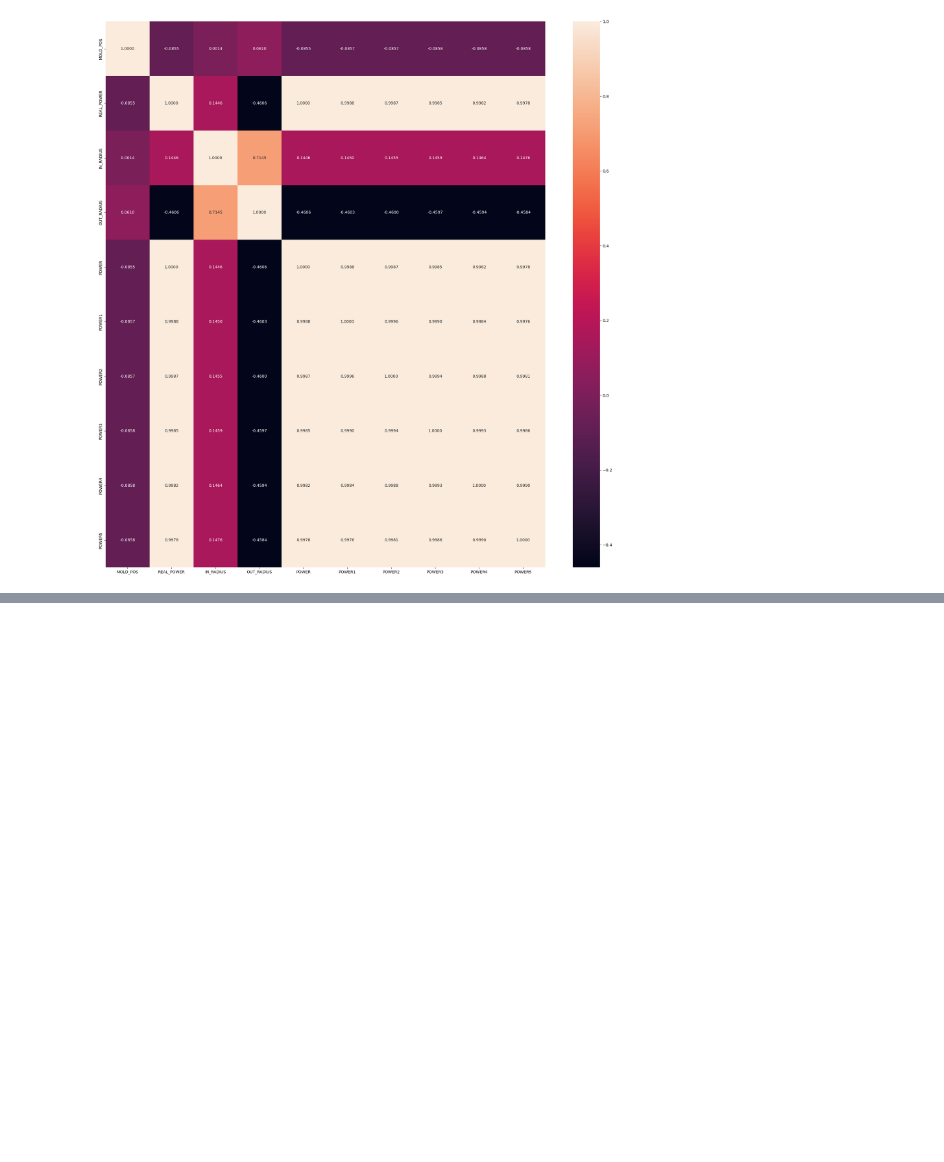
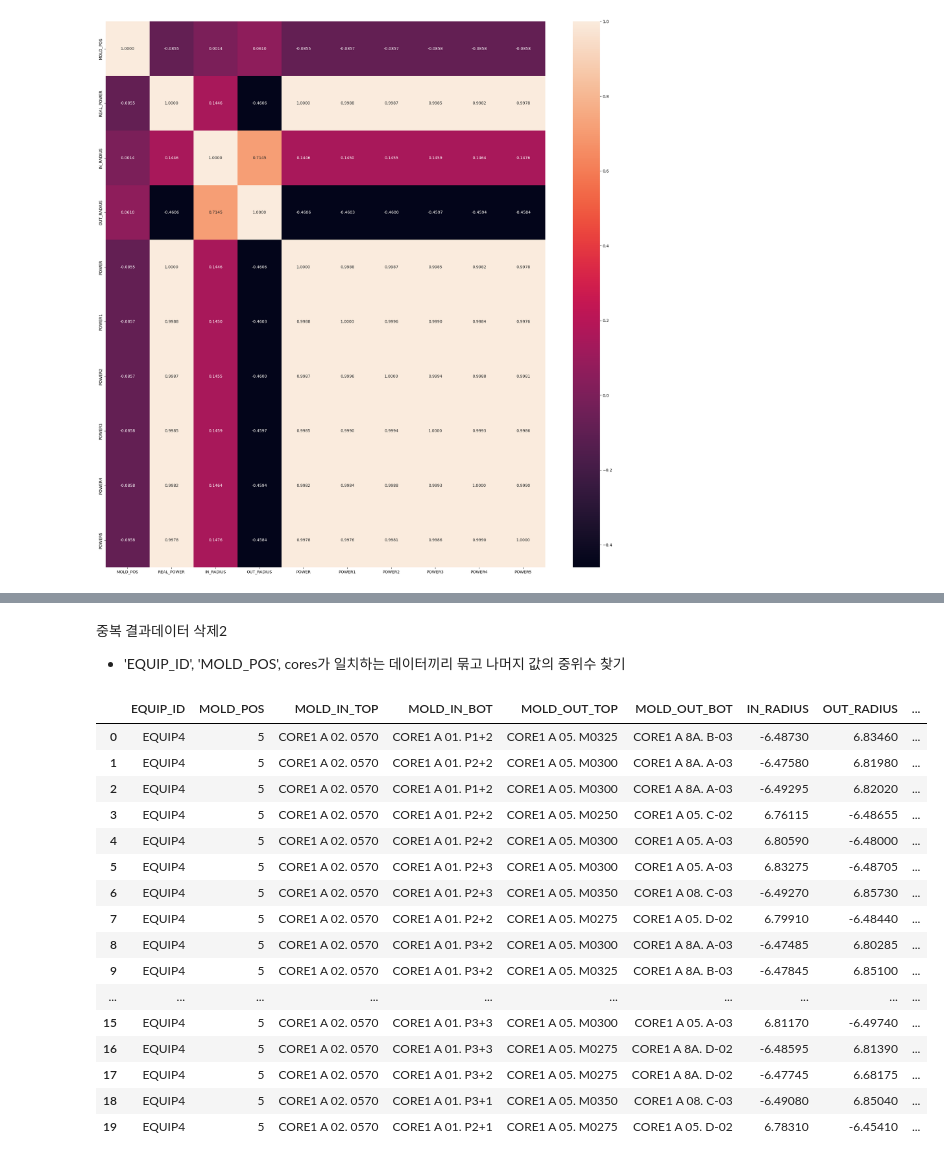
Before and after one commit to dbfla3831/STUDY, a Jupyter notebook: project/생산공정_최적화_AI/생산공정_최적화_기본.ipynb, the cells around one changed output, grey strips where cells are left out. Drawn from its saved outputs; the diff is of its cells as text; code cells hidden in the pictures; blank space fills up the shorter version.

```diff
--- a/project/생산공정_최적화_AI/생산공정_최적화_기본.ipynb
+++ b/project/생산공정_최적화_AI/생산공정_최적화_기본.ipynb
@@ -516,0 +1063,5 @@ prepare_data는 모델 학습에 필요한 학습 데이터셋과 검증 데이
+# %%
+df_temp_raw = df_raw.copy()
+
+if assoc_pos != 0:
+    df_temp_raw = df_temp_raw[(df_temp_raw['EQUIP_ID'] == equipment_id) & (df_temp_raw['MOLD_POS'] == assoc_pos)]
@@ -516,0 +1072,11 @@ prepare_data는 모델 학습에 필요한 학습 데이터셋과 검증 데이
+# %%
+df_temp_res = pd.DataFrame(columns = df_temp_raw.columns)
+df_temp_res = df_temp_res.astype({'REAL_POWER':'float',
+                                   'OUT_RADIUS':'float',
+                                   'IN_RADIUS':'float',
+                                   'POWER':'float',
+                                   'POWER1':'float',
+                                   'POWER2':'float',
+                                   'POWER3':'float',
+                                   'POWER4':'float',
+                                   'POWER5':'float'})
@@ -516,0 +1087,20 @@ prepare_data는 모델 학습에 필요한 학습 데이터셋과 검증 데이
+# %%
+for i in range(assoc_res.shape[0]):
+    # 연관규칙 결과와 일치하는 결과를 모두 찾기
+    mold_in_top = assoc_res.loc[i]['MOLD_IN_TOP']
+    mold_in_bot = assoc_res.loc[i]['MOLD_IN_BOT']
+    mold_out_top = assoc_res.loc[i]['MOLD_OUT_TOP']
+    mold_out_bot = assoc_res.loc[i]['MOLD_OUT_BOT']
+
+    df_temp = df_temp_raw[(df_temp_raw['MOLD_IN_TOP'] == mold_in_top) &
+                          (df_temp_raw['MOLD_IN_BOT'] == mold_in_bot) &
+                          (df_temp_raw['MOLD_OUT_TOP'] == mold_out_top) &
+                          (df_temp_raw['MOLD_OUT_BOT'] == mold_out_bot)]
+    df_temp_res = pd.concat([df_temp_res, df_temp])
+
+# 중복 데이터 제거
+df_temp_res = df_temp_res.drop(['MFG_DT', 'SALE_CD', 'REAL_POWER', 'POWER', 'CATEGORY'], axis = 1)
+
+df_temp_res = df_temp_res[equip_info + cores + radius + powers]
+df_temp_res = df_temp_res.drop_duplicates(cores + radius)
+df_temp_res.reset_index(inplace = True, drop = True)
@@ -516,0 +1191,30 @@ prepare_data는 모델 학습에 필요한 학습 데이터셋과 검증 데이
+# %% [markdown]
+중복 결과데이터 삭제2
+
+- 'EQUIP_ID', 'MOLD_POS', cores가 일치하는 데이터끼리 묶고 나머지 값의 중위수 찾기
+# %%
+df_temp_res = df_temp_res.groupby(equip_info + cores,
+                                 as_index = False,
+                                 sort = False).median()
+
+df_res = pd.concat([df_res, df_temp_res])
+
+df_res
+# %% [output]
+|  | EQUIP_ID | MOLD_POS | MOLD_IN_TOP | MOLD_IN_BOT | MOLD_OUT_TOP | MOLD_OUT_BOT | IN_RADIUS | OUT_RADIUS | ... |
+| 0 | EQUIP4 | 5 | CORE1 A 02. 0570 | CORE1 A 01. P1+2 | CORE1 A 05. M0325 | CORE1 A 8A. B-03 | -6.48730 | 6.83460 | ... |
+| 1 | EQUIP4 | 5 | CORE1 A 02. 0570 | CORE1 A 01. P2+2 | CORE1 A 05. M0300 | CORE1 A 8A. A-03 | -6.47580 | 6.81980 | ... |
+| 2 | EQUIP4 | 5 | CORE1 A 02. 0570 | CORE1 A 01. P1+2 | CORE1 A 05. M0300 | CORE1 A 8A. A-03 | -6.49295 | 6.82020 | ... |
+| 3 | EQUIP4 | 5 | CORE1 A 02. 0570 | CORE1 A 01. P2+2 | CORE1 A 05. M0250 | CORE1 A 05. C-02 | 6.76115 | -6.48655 | ... |
+| 4 | EQUIP4 | 5 | CORE1 A 02. 0570 | CORE1 A 01. P2+2 | CORE1 A 05. M0300 | CORE1 A 05. A-03 | 6.80590 | -6.48000 | ... |
+| 5 | EQUIP4 | 5 | CORE1 A 02. 0570 | CORE1 A 01. P2+3 | CORE1 A 05. M0300 | CORE1 A 05. A-03 | 6.83275 | -6.48705 | ... |
+| 6 | EQUIP4 | 5 | CORE1 A 02. 0570 | CORE1 A 01. P2+3 | CORE1 A 05. M0350 | CORE1 A 08. C-03 | -6.49270 | 6.85730 | ... |
+| 7 | EQUIP4 | 5 | CORE1 A 02. 0570 | CORE1 A 01. P2+2 | CORE1 A 05. M0275 | CORE1 A 05. D-02 | 6.79910 | -6.48440 | ... |
+| 8 | EQUIP4 | 5 | CORE1 A 02. 0570 | CORE1 A 01. P3+2 | CORE1 A 05. M0300 | CORE1 A 8A. A-03 | -6.47485 | 6.80285 | ... |
+| 9 | EQUIP4 | 5 | CORE1 A 02. 0570 | CORE1 A 01. P3+2 | CORE1 A 05. M0325 | CORE1 A 8A. B-03 | -6.47845 | 6.85100 | ... |
+| ... | ... | ... | ... | ... | ... | ... | ... | ... | ... |
+| 15 | EQUIP4 | 5 | CORE1 A 02. 0570 | CORE1 A 01. P3+3 | CORE1 A 05. M0300 | CORE1 A 05. A-03 | 6.81170 | -6.49740 | ... |
+| 16 | EQUIP4 | 5 | CORE1 A 02. 0570 | CORE1 A 01. P3+3 | CORE1 A 05. M0275 | CORE1 A 8A. D-02 | -6.48595 | 6.81390 | ... |
+| 17 | EQUIP4 | 5 | CORE1 A 02. 0570 | CORE1 A 01. P3+2 | CORE1 A 05. M0275 | CORE1 A 8A. D-02 | -6.47745 | 6.68175 | ... |
+| 18 | EQUIP4 | 5 | CORE1 A 02. 0570 | CORE1 A 01. P3+1 | CORE1 A 05. M0350 | CORE1 A 08. C-03 | -6.49080 | 6.85040 | ... |
+| 19 | EQUIP4 | 5 | CORE1 A 02. 0570 | CORE1 A 01. P2+1 | CORE1 A 05. M0275 | CORE1 A 05. D-02 | 6.78310 | -6.45410 | ... |
```
Also changed, not shown: parts of 95 cells of this notebook, 4 other files.
